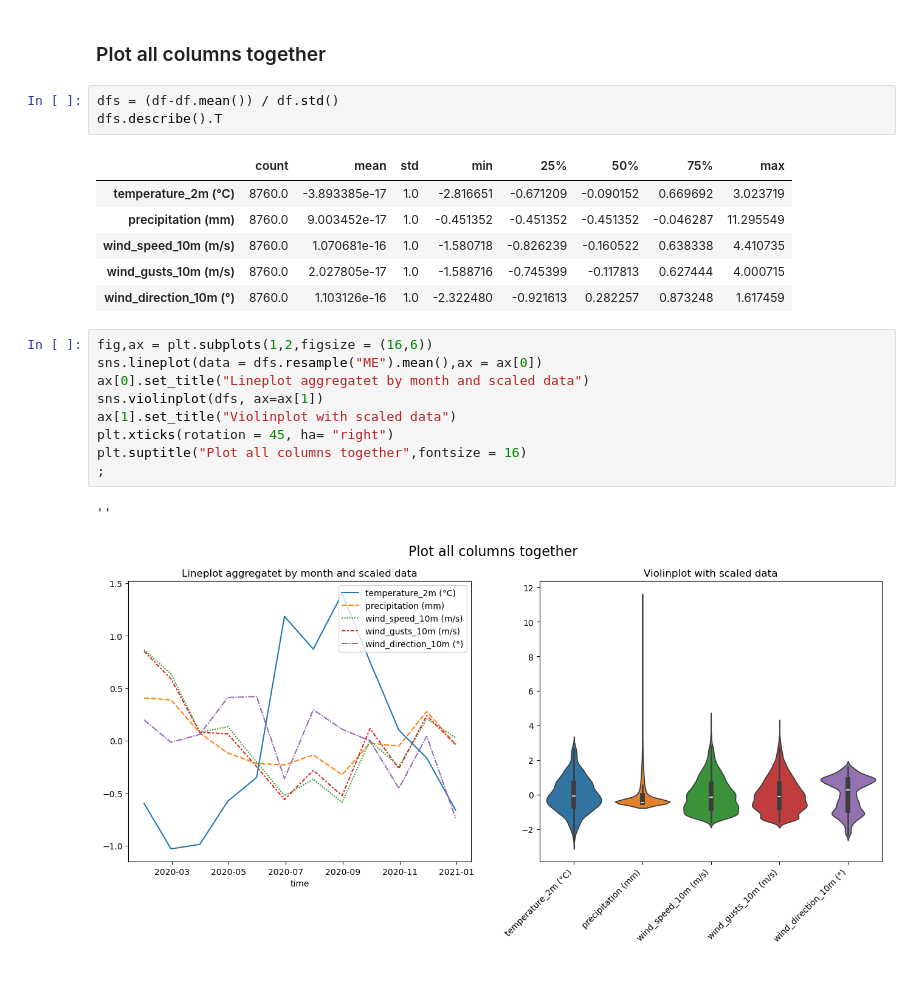
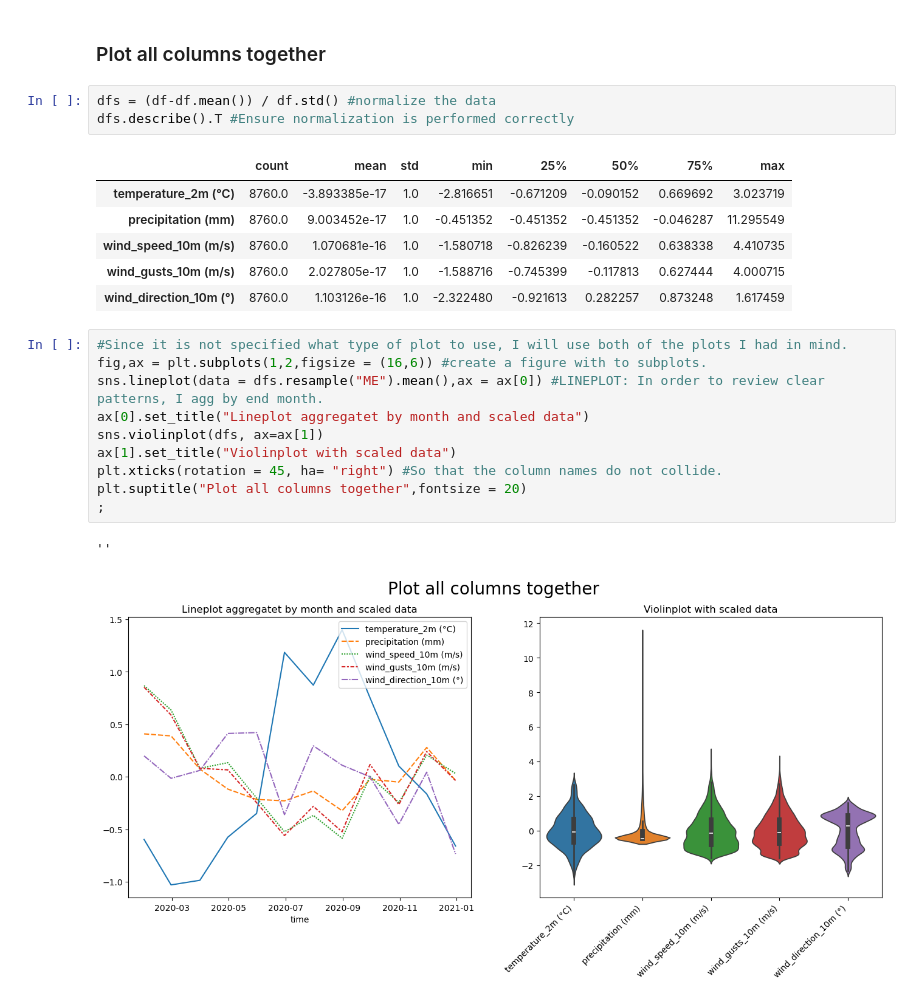
Before and after one commit to sigvardbratlie/ind320, a Jupyter notebook: assignments/assignment1.ipynb, the cells around one changed output. Drawn from its saved outputs; the diff is of its cells as text.

```diff
--- a/assignments/assignment1.ipynb
+++ b/assignments/assignment1.ipynb
@@ -147,8 +144,8 @@ ROW / COL (1, 2)
 # %% [markdown]
 ### Plot all columns together
 # %%
-dfs = (df-df.mean()) / df.std()
-dfs.describe().T
+dfs = (df-df.mean()) / df.std() #normalize the data
+dfs.describe().T #Ensure normalization is performed correctly
 # %% [output]
 |  | count | mean | std | min | 25% | 50% | 75% | max |
 | temperature_2m (°C) | 8760.0 | -3.893385e-17 | 1.0 | -2.816651 | -0.671209 | -0.090152 | 0.669692 | 3.023719 |
@@ -157,14 +154,15 @@ dfs.describe().T
 | wind_gusts_10m (m/s) | 8760.0 | 2.027805e-17 | 1.0 | -1.588716 | -0.745399 | -0.117813 | 0.627444 | 4.000715 |
 | wind_direction_10m (°) | 8760.0 | 1.103126e-16 | 1.0 | -2.322480 | -0.921613 | 0.282257 | 0.873248 | 1.617459 |
 # %%
-fig,ax = plt.subplots(1,2,figsize = (16,6))
-sns.lineplot(data = dfs.resample("ME").mean(),ax = ax[0])
+#Since it is not specified what type of plot to use, I will use both of the plots I had in mind.
+fig,ax = plt.subplots(1,2,figsize = (16,6)) #create a figure with to subplots.
+sns.lineplot(data = dfs.resample("ME").mean(),ax = ax[0]) #LINEPLOT: In order to review clear patterns, I agg by end month.
 ax[0].set_title("Lineplot aggregatet by month and scaled data")
 sns.violinplot(dfs, ax=ax[1])
 ax[1].set_title("Violinplot with scaled data")
-plt.xticks(rotation = 45, ha= "right")
-plt.suptitle("Plot all columns together",fontsize = 16)
+plt.xticks(rotation = 45, ha= "right") #So that the column names do not collide.
+plt.suptitle("Plot all columns together",fontsize = 20)
 ;
 # %% [output]
 ''
-[figure, old version]
+[figure, new version]
```
Also changed, not shown: parts of 9 cells of this notebook, 1 other file.
